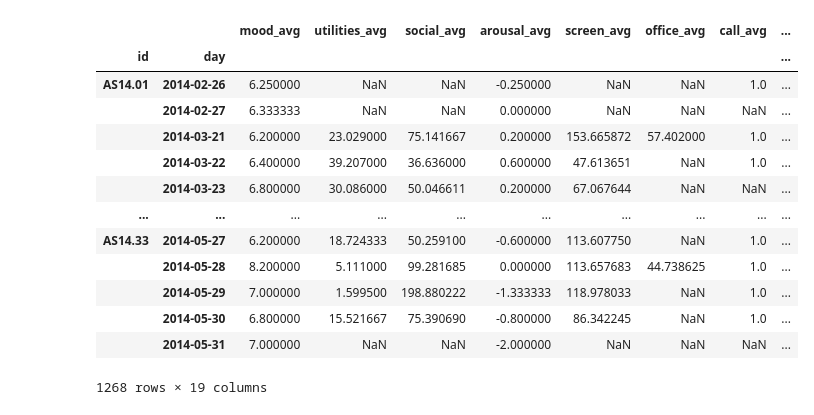
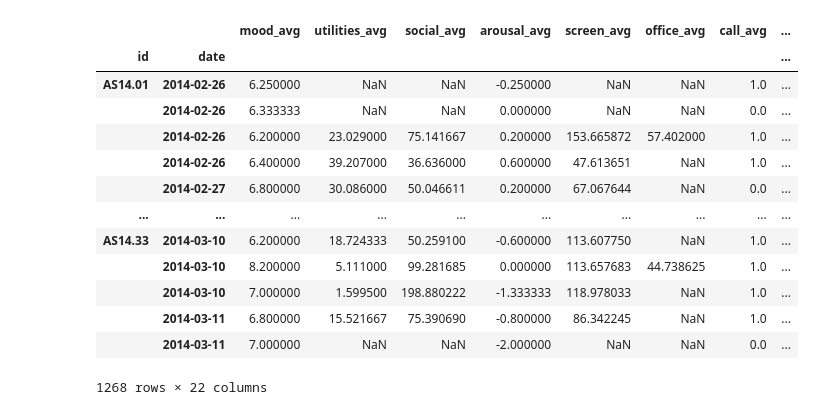
Before and after one commit to Zainab-am/Data-Mining-For-The-Girls, a Jupyter notebook: data_prep.ipynb, the cells around one changed output. Saved outputs shown, nothing was run; the diff lists cells and outputs as text; code cells hidden in the pictures.

```diff
--- a/data_prep.ipynb
+++ b/data_prep.ipynb
@@ -78,10 +53,7 @@ feature_data
 # %%
-import matplotlib.pyplot as plt
-import pylab as pl
-
 groups = data.groupby(data.variable)
 for t in set(v for v in data.variable):
     gd = groups.get_group(t)
     display(gd.hist(bins=100, edgecolor='r', alpha = 0.5, color= 'b'))
-    pl.title(t)
+    plt.suptitle(t)
 # %% [output]
@@ -130,7 +141,7 @@ names = ['mood',
  'appCat.travel']
 
 names2 = ['mood',
-  'utilities',
+ 'utilities',
  'social',
  'arousal',
  'screen',
@@ -150,33 +161,50 @@ names2 = ['mood',
  'travel']
 
 for t in names:
-    df = groups.get_group(t).drop(["time", "variable"], axis=1)
+    df = groups.get_group(t).drop(["variable"], axis=1)
     # df = df.rename(columns={"value": f"{t}"})
     dfs.append(df)
 # %%
 merged = ""
-for i in range(1, 19):
-    var_avg = dfs[i].groupby([dfs[i]['id'], dfs[i]["day"]]).aggregate(aggregation_functions)
+for i in range(19):
+    var_avg = dfs[i].groupby([dfs[i]['id'], dfs[i]["date"]]).aggregate(aggregation_functions)
     var_avg = var_avg.rename(columns={"value": f"{names2[i]}_avg"})
-    if i == 1:
-        merged = label_avg.join(var_avg)
+    if i == 0:
+        merged = var_avg
     else:
         merged = merged.join(var_avg)
 
+merged = merged.reset_index()
+
+merged["date"] = pd.to_datetime(data["date"])
+
+
+merged["month"] = merged["date"].dt.month
+merged["day"] = merged["date"].dt.day
+merged["day_of_week"] = merged["date"].dt.day_of_week
+
+
+# make val 0 when no call or sms has been made
+merged["call_avg"].fillna(0, inplace=True)
+merged["sms_avg"].fillna(0, inplace=True)
+
+
+merged.set_index(["id", "date"], inplace=True)
+# merged.to_csv("data/merged.csv")
 merged
 # %% [output]
 |  |  | mood_avg | utilities_avg | social_avg | arousal_avg | screen_avg | office_avg | call_avg | ... |
-| id | day |  |  |  |  |  |  |  | ... |
+| id | date |  |  |  |  |  |  |  | ... |
 | AS14.01 | 2014-02-26 | 6.250000 | NaN | NaN | -0.250000 | NaN | NaN | 1.0 | ... |
-|  | 2014-02-27 | 6.333333 | NaN | NaN | 0.000000 | NaN | NaN | NaN | ... |
-|  | 2014-03-21 | 6.200000 | 23.029000 | 75.141667 | 0.200000 | 153.665872 | 57.402000 | 1.0 | ... |
-|  | 2014-03-22 | 6.400000 | 39.207000 | 36.636000 | 0.600000 | 47.613651 | NaN | 1.0 | ... |
-|  | 2014-03-23 | 6.800000 | 30.086000 | 50.046611 | 0.200000 | 67.067644 | NaN | NaN | ... |
+|  | 2014-02-26 | 6.333333 | NaN | NaN | 0.000000 | NaN | NaN | 0.0 | ... |
+|  | 2014-02-26 | 6.200000 | 23.029000 | 75.141667 | 0.200000 | 153.665872 | 57.402000 | 1.0 | ... |
+|  | 2014-02-26 | 6.400000 | 39.207000 | 36.636000 | 0.600000 | 47.613651 | NaN | 1.0 | ... |
+|  | 2014-02-27 | 6.800000 | 30.086000 | 50.046611 | 0.200000 | 67.067644 | NaN | 0.0 | ... |
 | ... | ... | ... | ... | ... | ... | ... | ... | ... | ... |
-| AS14.33 | 2014-05-27 | 6.200000 | 18.724333 | 50.259100 | -0.600000 | 113.607750 | NaN | 1.0 | ... |
-|  | 2014-05-28 | 8.200000 | 5.111000 | 99.281685 | 0.000000 | 113.657683 | 44.738625 | 1.0 | ... |
-|  | 2014-05-29 | 7.000000 | 1.599500 | 198.880222 | -1.333333 | 118.978033 | NaN | 1.0 | ... |
-|  | 2014-05-30 | 6.800000 | 15.521667 | 75.390690 | -0.800000 | 86.342245 | NaN | 1.0 | ... |
-|  | 2014-05-31 | 7.000000 | NaN | NaN | -2.000000 | NaN | NaN | NaN | ... |
+| AS14.33 | 2014-03-10 | 6.200000 | 18.724333 | 50.259100 | -0.600000 | 113.607750 | NaN | 1.0 | ... |
+|  | 2014-03-10 | 8.200000 | 5.111000 | 99.281685 | 0.000000 | 113.657683 | 44.738625 | 1.0 | ... |
+|  | 2014-03-10 | 7.000000 | 1.599500 | 198.880222 | -1.333333 | 118.978033 | NaN | 1.0 | ... |
+|  | 2014-03-11 | 6.800000 | 15.521667 | 75.390690 | -0.800000 | 86.342245 | NaN | 1.0 | ... |
+|  | 2014-03-11 | 7.000000 | NaN | NaN | -2.000000 | NaN | NaN | 0.0 | ... |
-1268 rows × 19 columns
+1268 rows × 22 columns
 # %%
```
Also changed, not shown: parts of 18 cells of this notebook, 7 other files.
